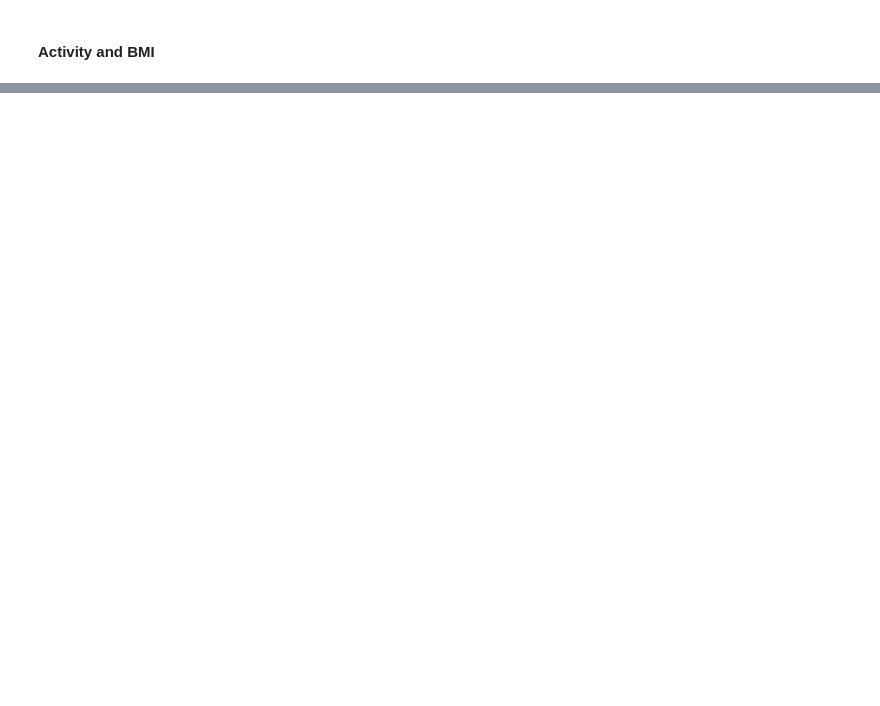
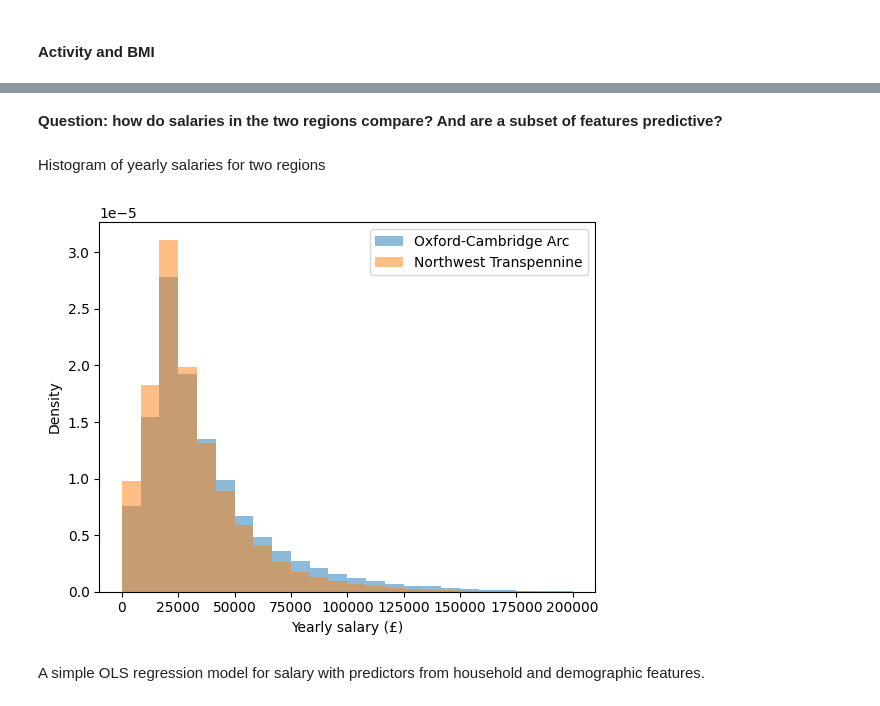
Before and after one commit to alan-turing-institute/uatk-spc, a Jupyter notebook: python/examples/spc_reader_exploratory.ipynb, the cells around one changed output, grey strips where cells are left out. Saved outputs shown, nothing was run; the diff lists cells and outputs as text; code cells hidden in the pictures; blank space fills up the shorter version.

```diff
--- a/python/examples/spc_reader_exploratory.ipynb
+++ b/python/examples/spc_reader_exploratory.ipynb
@@ -165,0 +307,16 @@ Flows between MSOAs can be explored using the graph of connections between MSOAs
+# %%
+def combine(left: pl.DataFrame, right: pl.DataFrame, label_left: str, label_right: str):
+    """Construct combined table with people and households and two regions"""
+    combined = pl.concat(
+        [
+            left.with_columns(region=pl.lit(label_left)),
+            right.with_columns(region=pl.lit(label_right)),
+        ]
+    )
+    return (
+        combined.unnest("demographics")
+        .unnest("health")
+        .select(pl.all().exclude("nssec8"))
+        .unnest("details")
+        .unnest("employment")
+    )
@@ -165,0 +325,8 @@ Flows between MSOAs can be explored using the graph of connections between MSOAs
+# %%
+left_region, right_region = "Oxford-Cambridge Arc", "Northwest Transpennine"
+combined = combine(
+    oxford_cambridge_arc.merge_people_and_households(),
+    northwest_transpennine.merge_people_and_households(),
+    left_region,
+    right_region,
+)
@@ -165,0 +371,29 @@ Flows between MSOAs can be explored using the graph of connections between MSOAs
+# %% [markdown]
+**Question: how do salaries in the two regions compare? And are a subset of features predictive?**
+# %% [markdown]
+Histogram of yearly salaries for two regions
+# %%
+fig, ax = plt.subplots(1, 1)
+bins = np.linspace(0, 200000, 25, endpoint=True)
+ax.hist(
+    combined.filter(pl.col("region") == left_region).select("salary_yearly"),
+    alpha=0.5,
+    bins=bins,
+    label=left_region,
+    density=True,
+)
+ax.hist(
+    combined.filter(pl.col("region") == right_region).select("salary_yearly"),
+    alpha=0.5,
+    bins=bins,
+    label=right_region,
+    density=True,
+)
+ax.legend()
+# ax.set(ylim=(0, 0.0001))
+ax.set(xlabel="Yearly salary (£)", ylabel="Density")
+plt.show()
+# %% [output]
+[figure, added]
+# %% [markdown]
+A simple OLS regression model for salary with predictors from household and demographic features.
```
Also changed, not shown: parts of 47 cells of this notebook, 1 other file.
